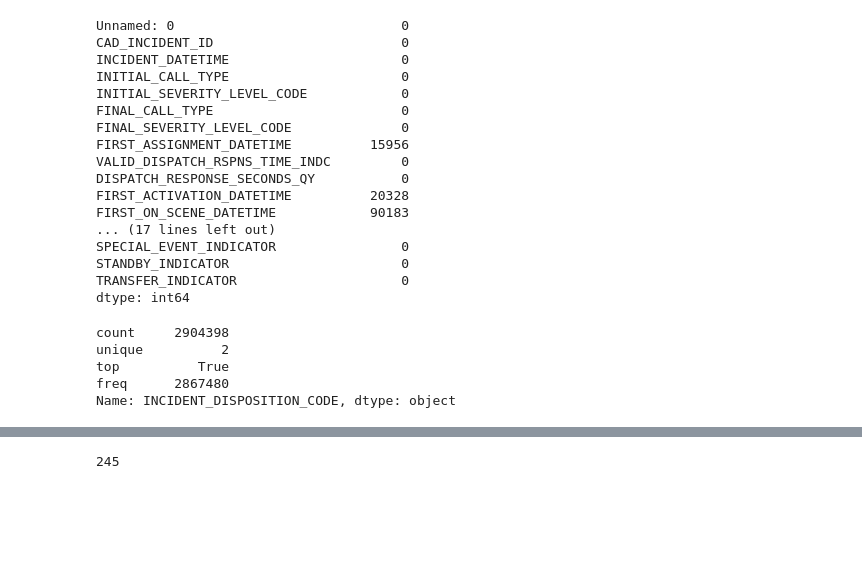
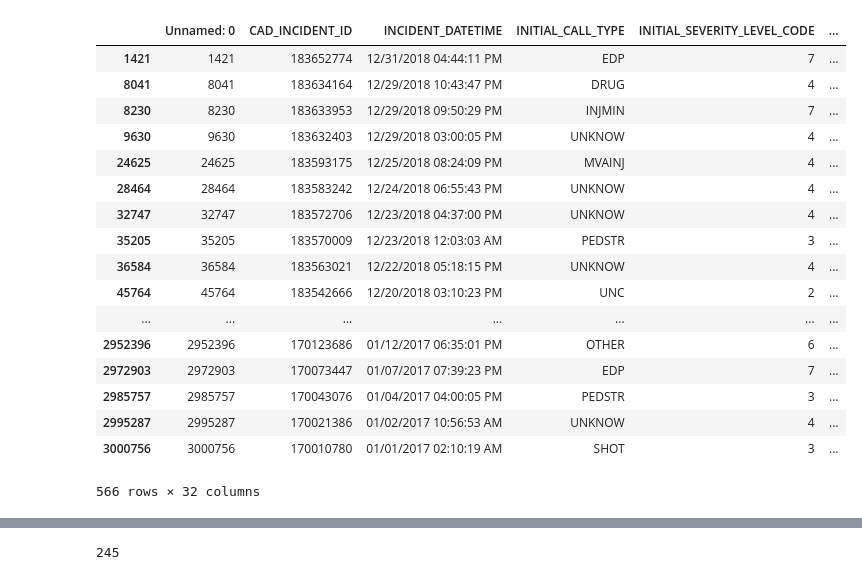
Before and after one commit to akuz91/CodeBlue, a Jupyter notebook: Data Cleaning .ipynb, the cells around one changed output, grey strips where cells are left out. Cells and saved outputs as stored; diff of their text form; code cells hidden in the pictures; blank space fills up the shorter version.

```diff
--- a/Data Cleaning .ipynb
+++ b/Data Cleaning .ipynb
@@ -69,22 +55,3 @@ print("data_csv type is: ",type(data_csv['INCIDENT_DATETIME'][0]))
 # %%
 data_csv = data #since still was string
-data_csv.isna().sum()
-# %% [output]
-Unnamed: 0                             0
-CAD_INCIDENT_ID                        0
-INCIDENT_DATETIME                      0
-INITIAL_CALL_TYPE                      0
-INITIAL_SEVERITY_LEVEL_CODE            0
-FINAL_CALL_TYPE                        0
-FINAL_SEVERITY_LEVEL_CODE              0
-FIRST_ASSIGNMENT_DATETIME          15956
-VALID_DISPATCH_RSPNS_TIME_INDC         0
-DISPATCH_RESPONSE_SECONDS_QY           0
-FIRST_ACTIVATION_DATETIME          20328
-FIRST_ON_SCENE_DATETIME            90183
-... (17 lines left out)
-SPECIAL_EVENT_INDICATOR                0
-STANDBY_INDICATOR                      0
-TRANSFER_INDICATOR                     0
-dtype: int64
 # %%
@@ -102,11 +72,25 @@ data_csv = data_csv[data_csv['SPECIAL_EVENT_INDICATOR'] != 'Y'] #231
 # %%
 #CANCELLED CALL = 87
-cancelled = data_csv['INCIDENT_DISPOSITION_CODE'] != 87
-cancelled.describe()
+data_csv = data_csv[data_csv['INCIDENT_DISPOSITION_CODE'] != 87]
-# %% [output]
-count     2904398
-unique          2
-top          True
-freq      2867480
-Name: INCIDENT_DISPOSITION_CODE, dtype: object
+# %%
+data_csv[data_csv['INCIDENT_DISPOSITION_CODE'].isnull()]
+# %% [output]
+|  | Unnamed: 0 | CAD_INCIDENT_ID | INCIDENT_DATETIME | INITIAL_CALL_TYPE | INITIAL_SEVERITY_LEVEL_CODE | ... |
+| 1421 | 1421 | 183652774 | 12/31/2018 04:44:11 PM | EDP | 7 | ... |
+| 8041 | 8041 | 183634164 | 12/29/2018 10:43:47 PM | DRUG | 4 | ... |
+| 8230 | 8230 | 183633953 | 12/29/2018 09:50:29 PM | INJMIN | 7 | ... |
+| 9630 | 9630 | 183632403 | 12/29/2018 03:00:05 PM | UNKNOW | 4 | ... |
+| 24625 | 24625 | 183593175 | 12/25/2018 08:24:09 PM | MVAINJ | 4 | ... |
+| 28464 | 28464 | 183583242 | 12/24/2018 06:55:43 PM | UNKNOW | 4 | ... |
+| 32747 | 32747 | 183572706 | 12/23/2018 04:37:00 PM | UNKNOW | 4 | ... |
+| 35205 | 35205 | 183570009 | 12/23/2018 12:03:03 AM | PEDSTR | 3 | ... |
+| 36584 | 36584 | 183563021 | 12/22/2018 05:18:15 PM | UNKNOW | 4 | ... |
+| 45764 | 45764 | 183542666 | 12/20/2018 03:10:23 PM | UNC | 2 | ... |
+| ... | ... | ... | ... | ... | ... | ... |
+| 2952396 | 2952396 | 170123686 | 01/12/2017 06:35:01 PM | OTHER | 6 | ... |
+| 2972903 | 2972903 | 170073447 | 01/07/2017 07:39:23 PM | EDP | 7 | ... |
+| 2985757 | 2985757 | 170043076 | 01/04/2017 04:00:05 PM | PEDSTR | 3 | ... |
+| 2995287 | 2995287 | 170021386 | 01/02/2017 10:56:53 AM | UNKNOW | 4 | ... |
+| 3000756 | 3000756 | 170010780 | 01/01/2017 02:10:19 AM | SHOT | 3 | ... |
+566 rows × 32 columns
 # %%
```
Also changed, not shown: parts of 56 cells of this notebook.
